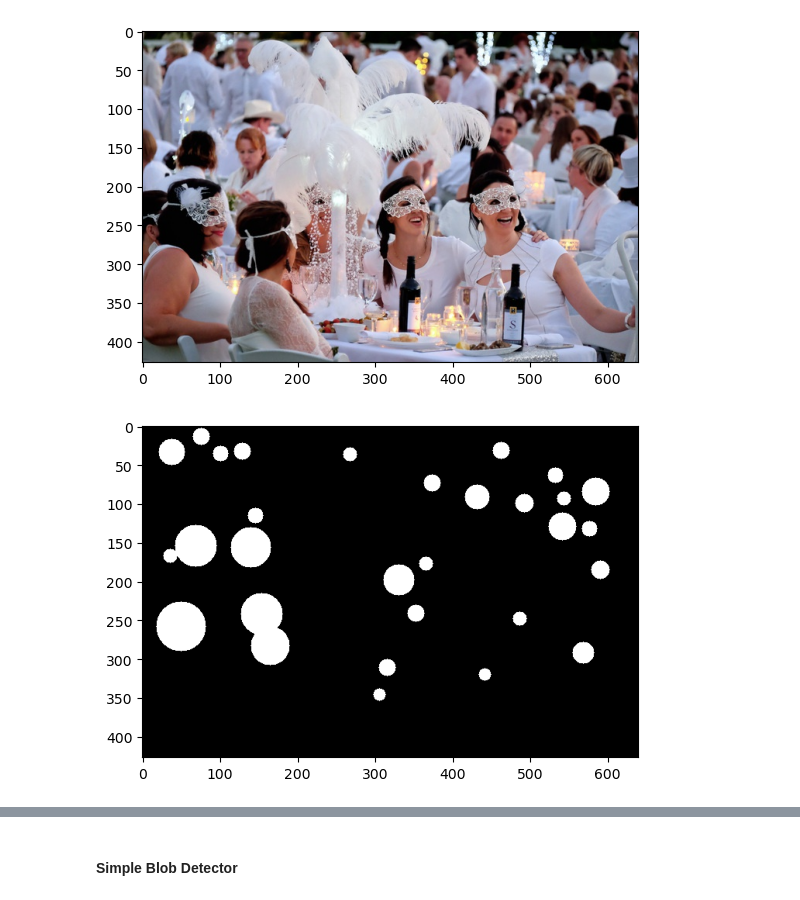
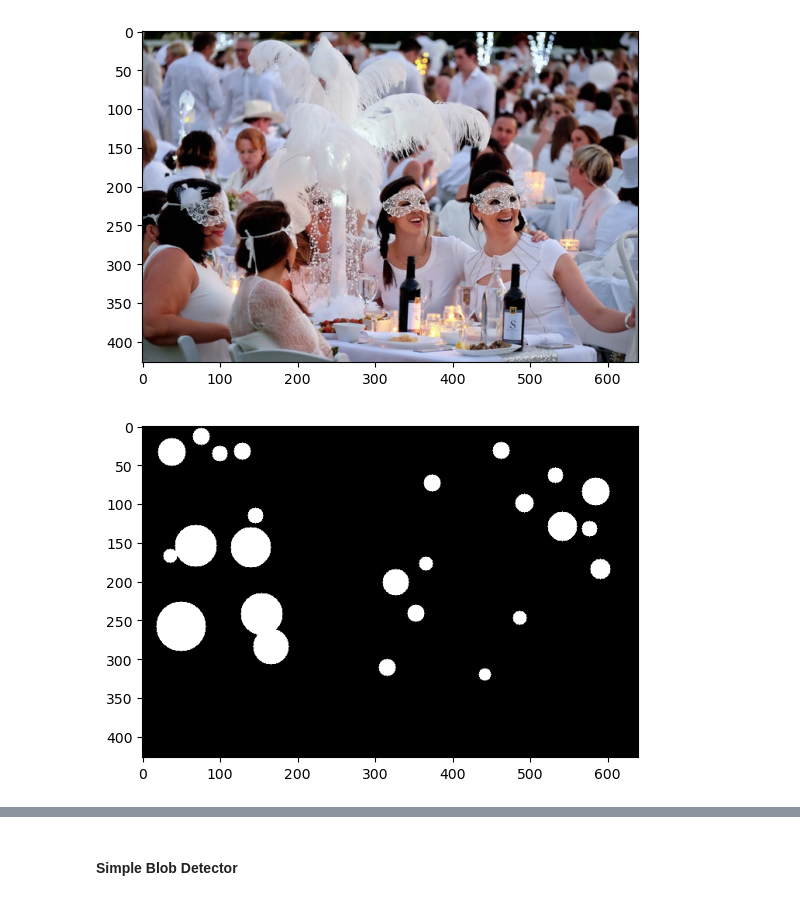
Before and after one commit to JelinR/ultralytics_forked, a Jupyter notebook: Vision_Project/yolo_detection.ipynb, the cells around one changed output, grey strips where cells are left out. Drawn from its saved outputs; the diff is of its cells as text; code cells hidden in the pictures.

```diff
--- a/Vision_Project/yolo_detection.ipynb
+++ b/Vision_Project/yolo_detection.ipynb
@@ -491,41 +491,40 @@ params.maxThreshold = 255
 # Filter by Area.
 params.filterByArea = True
 params.minArea = 200
-params.maxArea = 10000
 
 # Filter by Circularity
 params.filterByCircularity = True
-params.minCircularity = 0.35             #0.78 is square, greater than 0.8 tends to circle
+params.minCircularity = 0.4             #0.78 is square, greater than 0.8 tends to circle
 params.maxCircularity = 1
 
 # Filter by Convexity
 params.filterByConvexity = False
 params.minConvexity = 0.1
 params.maxConvexity = 1
 
 # Filter by Inertia
 params.filterByInertia = True
 params.minInertiaRatio = 0.01
 
 # Create a detector with the parameters
 detector = cv2.SimpleBlobDetector_create(params)
 
 # Detect blobs
 keypoints = detector.detect(gray_img)
 
 # Create an empty mask
 mask = np.zeros_like(gray_img)
 
 # Draw blobs on the mask
 for keypoint in keypoints:
     x, y = np.int64(keypoint.pt)
     r = np.int64(keypoint.size // 2)
     cv2.circle(mask, (x, y), r, (255), -1)
 
 
 plt.imshow(cv2.cvtColor(mask, cv2.COLOR_BGR2RGB))
 plt.show()
 # %% [output]
-[figure, old version]
+[figure, new version]
 # %%
 # Sharpen the sample_img using unsharp masking
```
Also changed, not shown: parts of 14 cells of this notebook, 1 other file.
